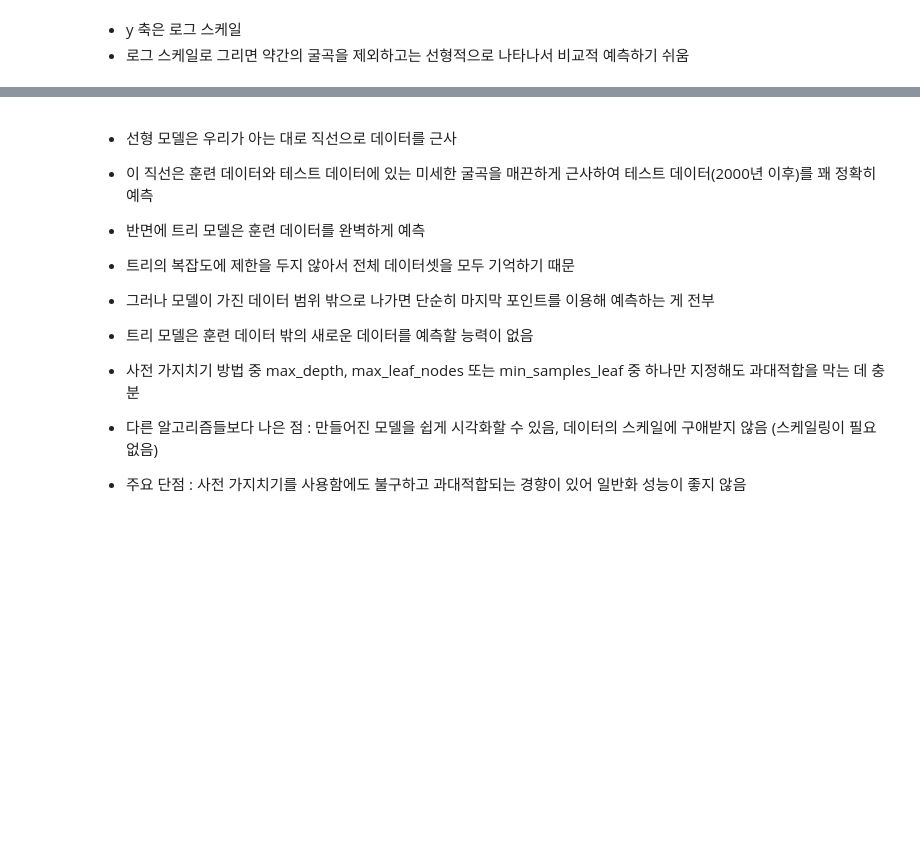
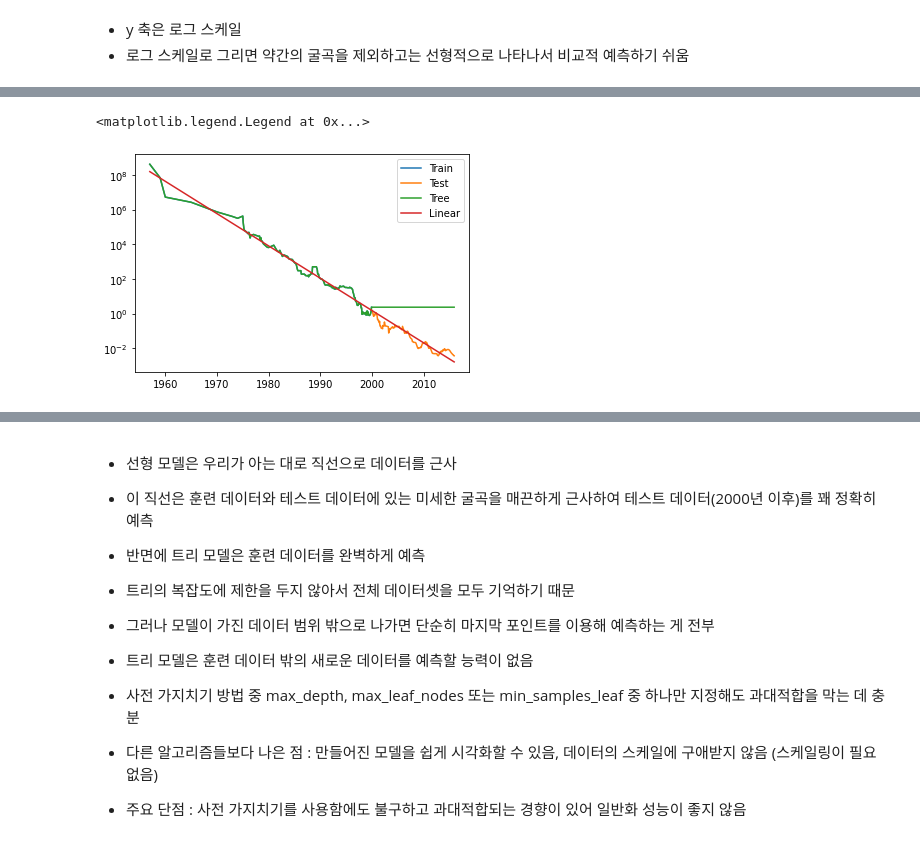
Before and after one commit to soohyoen/artificial-intelligence, a Jupyter notebook: ml_09_지도학습_DecisionTree_ipynb의_사본.ipynb, the cells around one changed output, grey strips where cells are left out. Saved outputs shown, nothing was run; the diff lists cells and outputs as text; code cells hidden in the pictures; blank space fills up the shorter version.

```diff
--- a/ml_09_지도학습_DecisionTree_ipynb의_사본.ipynb
+++ b/ml_09_지도학습_DecisionTree_ipynb의_사본.ipynb
@@ -796,3 +924,15 @@ from sklearn.linear_model import LinearRegression
+# %%
+# 결과 시각화
+plt.semilogy(d_train.date, d_train.price,label='Train')
+plt.semilogy(d_test.date, d_test.price,label='Test')
+
+plt.semilogy(ram_prices.date,pred_tree,label='Tree')
+plt.semilogy(ram_prices.date,pred_lr,label='Linear')
+
+plt.legend()
+# %% [output]
+<matplotlib.legend.Legend at 0x...>
+[figure, added]
 # %%
 # 결정트리 시각화
 from sklearn.tree import export_graphviz
```
Also changed, not shown: parts of 16 cells of this notebook.
